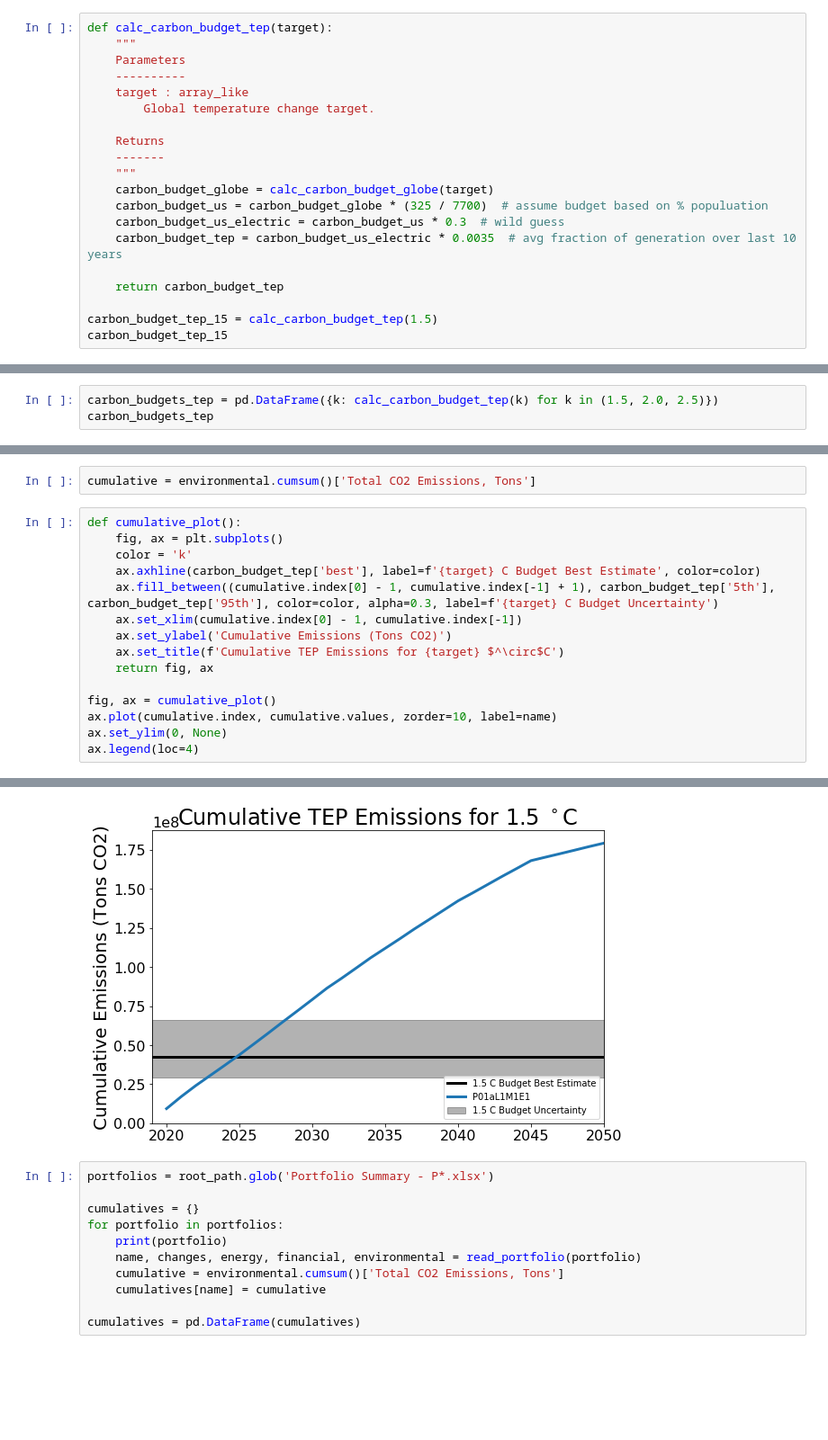
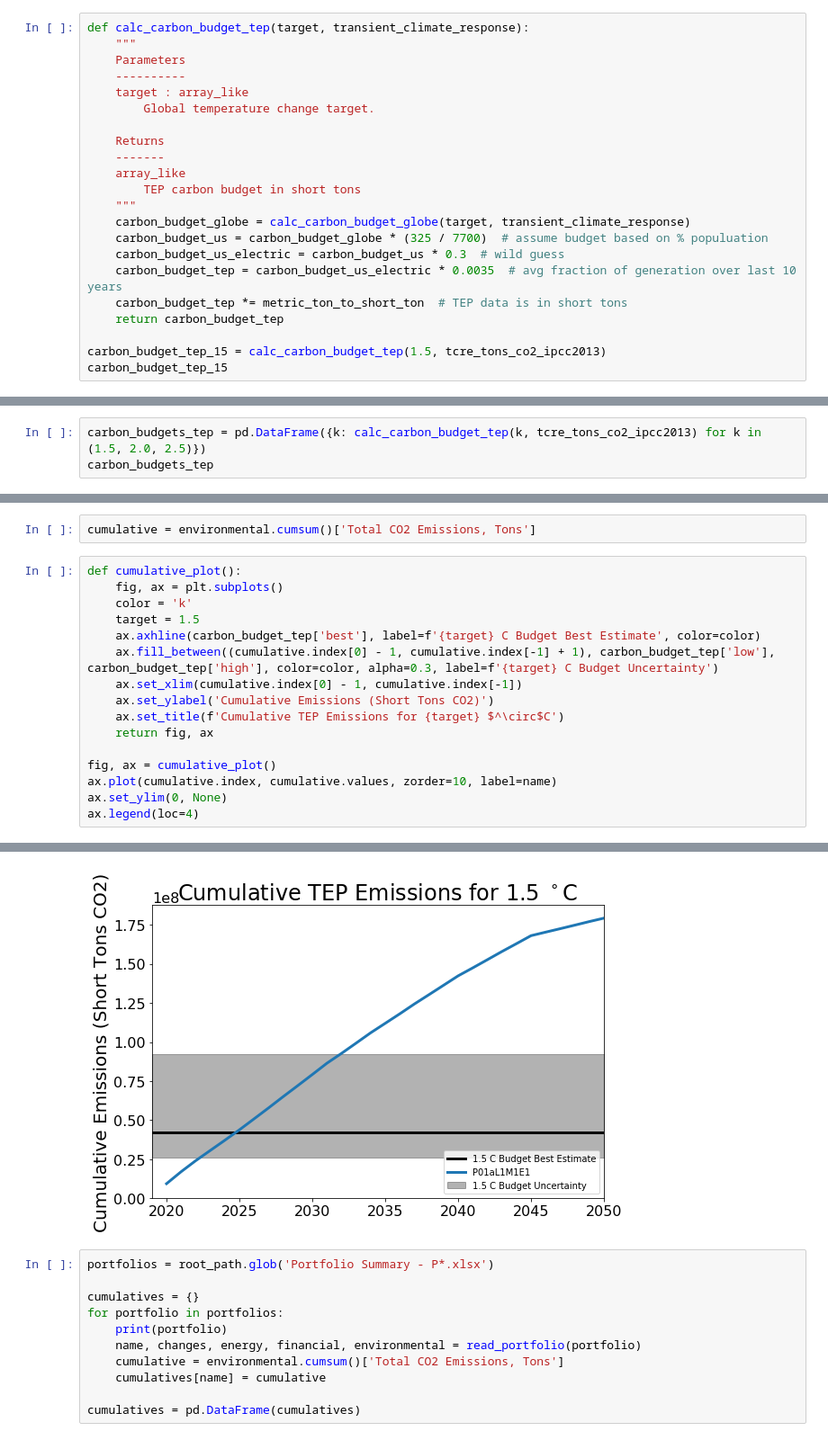
Before and after one commit to CLIMAS-UA/tepcarbon, a Jupyter notebook: tep_carbon.ipynb, the cells around one changed output, grey strips where cells are left out. Shown at 90% size. Cells and saved outputs as stored; diff of their text form; blank space fills up the shorter version.

Commit message:
fix code for variable tcre (#2)

```diff
--- a/tep_carbon.ipynb
+++ b/tep_carbon.ipynb
@@ -426,5 +419,5 @@ dtype: float64
 # %%
-def calc_carbon_budget_tep(target):
+def calc_carbon_budget_tep(target, transient_climate_response):
     """
     Parameters
     ----------
@@ -433,13 +426,15 @@ def calc_carbon_budget_tep(target):
 
     Returns
     -------
+    array_like
+        TEP carbon budget in short tons
     """
-    carbon_budget_globe = calc_carbon_budget_globe(target)
+    carbon_budget_globe = calc_carbon_budget_globe(target, transient_climate_response)
     carbon_budget_us = carbon_budget_globe * (325 / 7700)  # assume budget based on % populuation
     carbon_budget_us_electric = carbon_budget_us * 0.3  # wild guess
     carbon_budget_tep = carbon_budget_us_electric * 0.0035  # avg fraction of generation over last 10 years
-
+    carbon_budget_tep *= metric_ton_to_short_ton  # TEP data is in short tons
     return carbon_budget_tep
 
-carbon_budget_tep_15 = calc_carbon_budget_tep(1.5)
+carbon_budget_tep_15 = calc_carbon_budget_tep(1.5, tcre_tons_co2_ipcc2013)
 carbon_budget_tep_15
@@ -455,4 +464,4 @@ dtype: float64
 # %%
-carbon_budgets_tep = pd.DataFrame({k: calc_carbon_budget_tep(k) for k in (1.5, 2.0, 2.5)})
+carbon_budgets_tep = pd.DataFrame({k: calc_carbon_budget_tep(k, tcre_tons_co2_ipcc2013) for k in (1.5, 2.0, 2.5)})
 carbon_budgets_tep
 # %% [output]
@@ -470,21 +493,22 @@ cumulative = environmental.cumsum()['Total CO2 Emissions, Tons']
 # %%
 def cumulative_plot():
     fig, ax = plt.subplots()
     color = 'k'
+    target = 1.5
     ax.axhline(carbon_budget_tep['best'], label=f'{target} C Budget Best Estimate', color=color)
-    ax.fill_between((cumulative.index[0] - 1, cumulative.index[-1] + 1), carbon_budget_tep['5th'], carbon_budget_tep['95th'], color=color, alpha=0.3, label=f'{target} C Budget Uncertainty')
+    ax.fill_between((cumulative.index[0] - 1, cumulative.index[-1] + 1), carbon_budget_tep['low'], carbon_budget_tep['high'], color=color, alpha=0.3, label=f'{target} C Budget Uncertainty')
     ax.set_xlim(cumulative.index[0] - 1, cumulative.index[-1])
-    ax.set_ylabel('Cumulative Emissions (Tons CO2)')
+    ax.set_ylabel('Cumulative Emissions (Short Tons CO2)')
     ax.set_title(f'Cumulative TEP Emissions for {target} $^\circ$C')
     return fig, ax
 
 fig, ax = cumulative_plot()
 ax.plot(cumulative.index, cumulative.values, zorder=10, label=name)
 ax.set_ylim(0, None)
 ax.legend(loc=4)
 # %% [output]
 <matplotlib.legend.Legend at 0x...>
-[figure, old version]
+[figure, new version]
 # %%
 portfolios = root_path.glob('Portfolio Summary - P*.xlsx')
 
```
Also changed, not shown: parts of 7 cells of this notebook.
